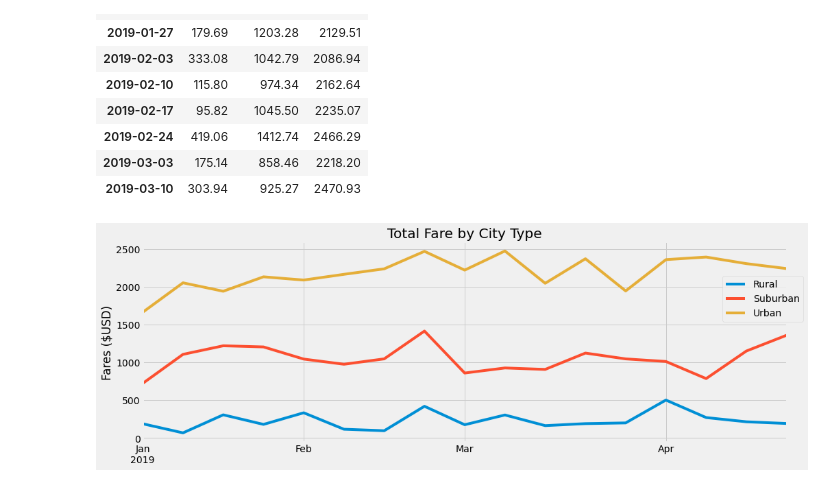
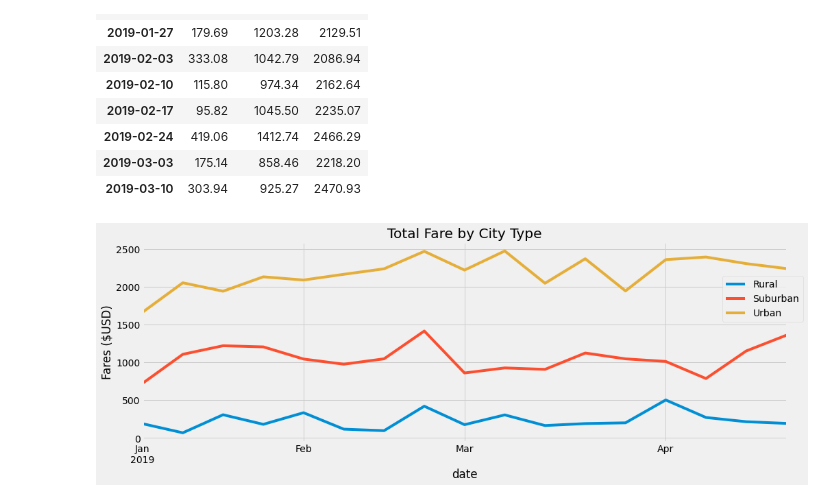
Before and after one commit to JustGitCoding/Rideshare_Analysis, a Jupyter notebook: Ridesharing_Analysis.ipynb, the cells around one changed output. Cells and saved outputs as stored; diff of their text form; code cells hidden in the pictures.

```diff
--- a/Ridesharing_Analysis.ipynb
+++ b/Ridesharing_Analysis.ipynb
@@ -215,19 +215,17 @@ fourmo_weekly_df.head(10)
 # %%
 # 8. Using the object-oriented interface method, plot the resample DataFrame using the df.plot() function.
 # Import the style from Matplotlib.
 from matplotlib import style
 # Use the graph style fivethirtyeight.
 style.use('fivethirtyeight')
 
 # Plot Data
-fourmo_weekly_df.plot(figsize = (15,5), title='Total Fare by City Type',
-                      xlabel='',
-                      ylabel='Fares ($USD)',
-                     )
+ax = fourmo_weekly_df.plot(figsize=(15,5), ylabel='Fares ($USD)')
+
 # Formatting
-plt.legend(loc=(0.9,0.6))
+ax.set_title('Total Fare by City Type')
+ax.legend(loc=(0.9,0.6))
 
 plt.savefig('Analysis/Rideshare_fare_summary.png', bbox_inches='tight')
-plt.show()
 # %% [output]
-[figure, old version]
+[figure, new version]
```
Also changed, not shown: 1 other file.
